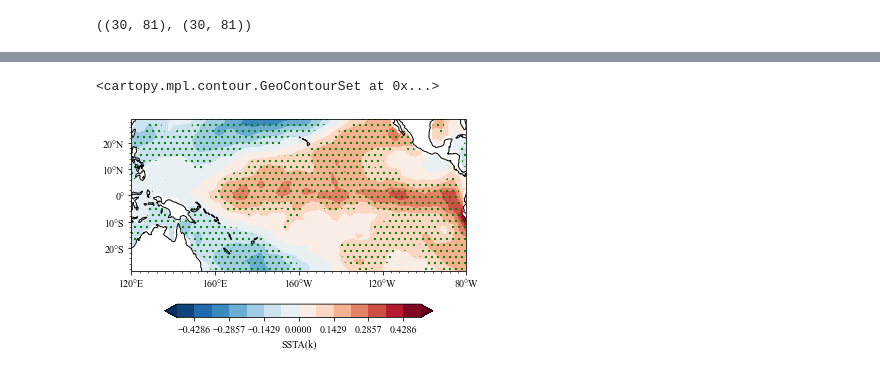
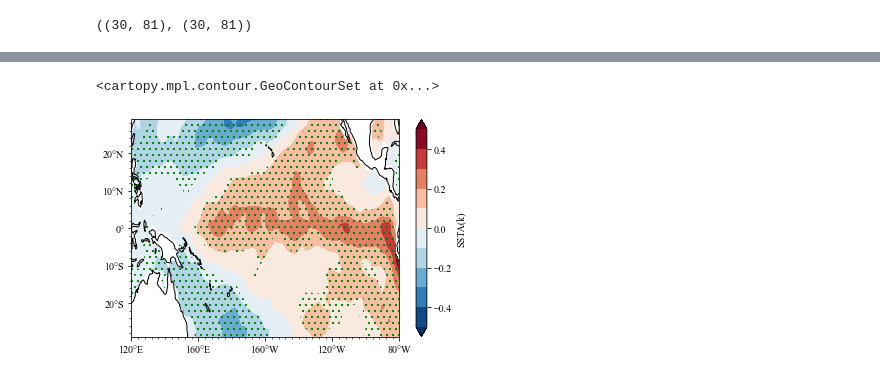
Before and after one commit to ZiluM/GirlFriendPythonCode, a Jupyter notebook: section9_comana.ipynb, the cells around one changed output, grey strips where cells are left out. Drawn from its saved outputs; the diff is of its cells as text; code cells hidden in the pictures.

```diff
--- a/section9_comana.ipynb
+++ b/section9_comana.ipynb
@@ -110,35 +133,35 @@ x = sstas.lon
 y = sstas.lat
 fig = plt.figure()
 ax = fig.add_subplot(111, projection=ccrs.PlateCarree(central_longitude=180))
-m = ax.contourf(x, y, MAM_data_m, cmap="RdBu_r", transform=ccrs.PlateCarree(),levels=np.linspace(-0.5,0.5,15),extend="both")
-cb = plt.colorbar(m, orientation="horizontal", shrink=0.8)
+m = ax.contourf(x, y, MAM_data_m, cmap="RdBu_r", transform=ccrs.PlateCarree(),levels=np.linspace(-0.5,0.5,11),extend="both")
+cb = plt.colorbar(m, orientation="vertical", shrink=1)
 cb.set_label("SSTA(k)")
 ax.coastlines()
 ax.set_aspect("auto")
 xticks = np.arange(120, 281, 40)
 yticks = np.arange(-30, 30, 10)
 ax.set_xticks(xticks, crs=ccrs.PlateCarree())
 ax.set_yticks(yticks, crs=ccrs.PlateCarree())
 ax.yaxis.set_major_formatter(LatitudeFormatter())
 ax.xaxis.set_major_formatter(LongitudeFormatter())
 smallx = 4
 smally = 2
 ax.xaxis.set_minor_locator(MultipleLocator(smallx))
 ax.yaxis.set_minor_locator(MultipleLocator(smally))
 # res = ax.contourf(x,
 #            y,
 #            lin.p_value,
 #            levels=[0, 0.05, 1],
 #         #    zorder=1, # 优先级
 #            hatches=["..", None],
 #            colors="None",
 #            transform=ccrs.PlateCarree()) #
 
 # for collection in res.collections:
 #     collection.set_linewidth(0.)
 #     collection.set_edgecolor("green")
 import sacpy.Map #
 ax.sig_plot(x,y,MAM_data_p,thrshd=0.05,marker="..",color="green")
 # %% [output]
 <cartopy.mpl.contour.GeoContourSet at 0x...>
-[figure, old version]
+[figure, new version]
```
Also changed, not shown: parts of 5 cells of this notebook, 2 other files.
